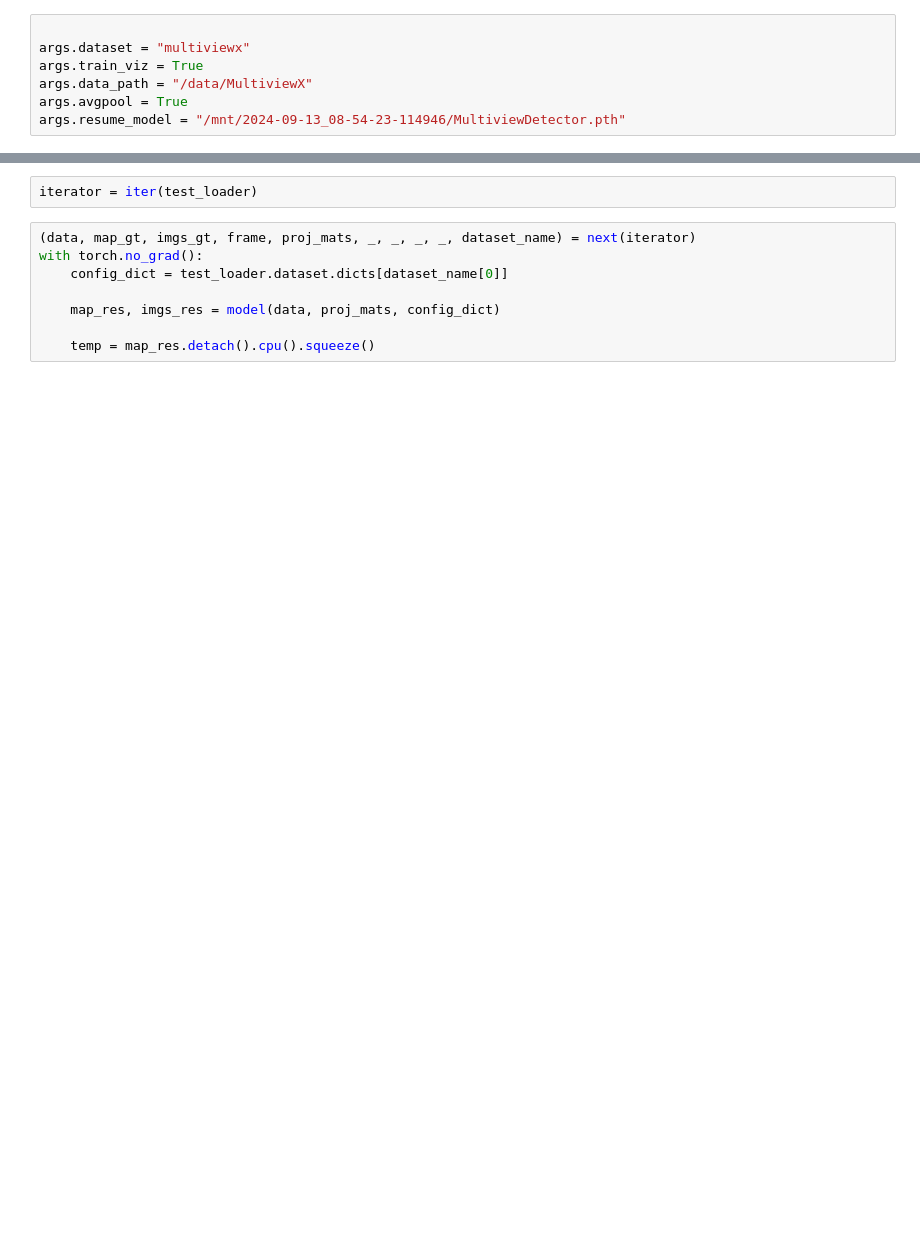
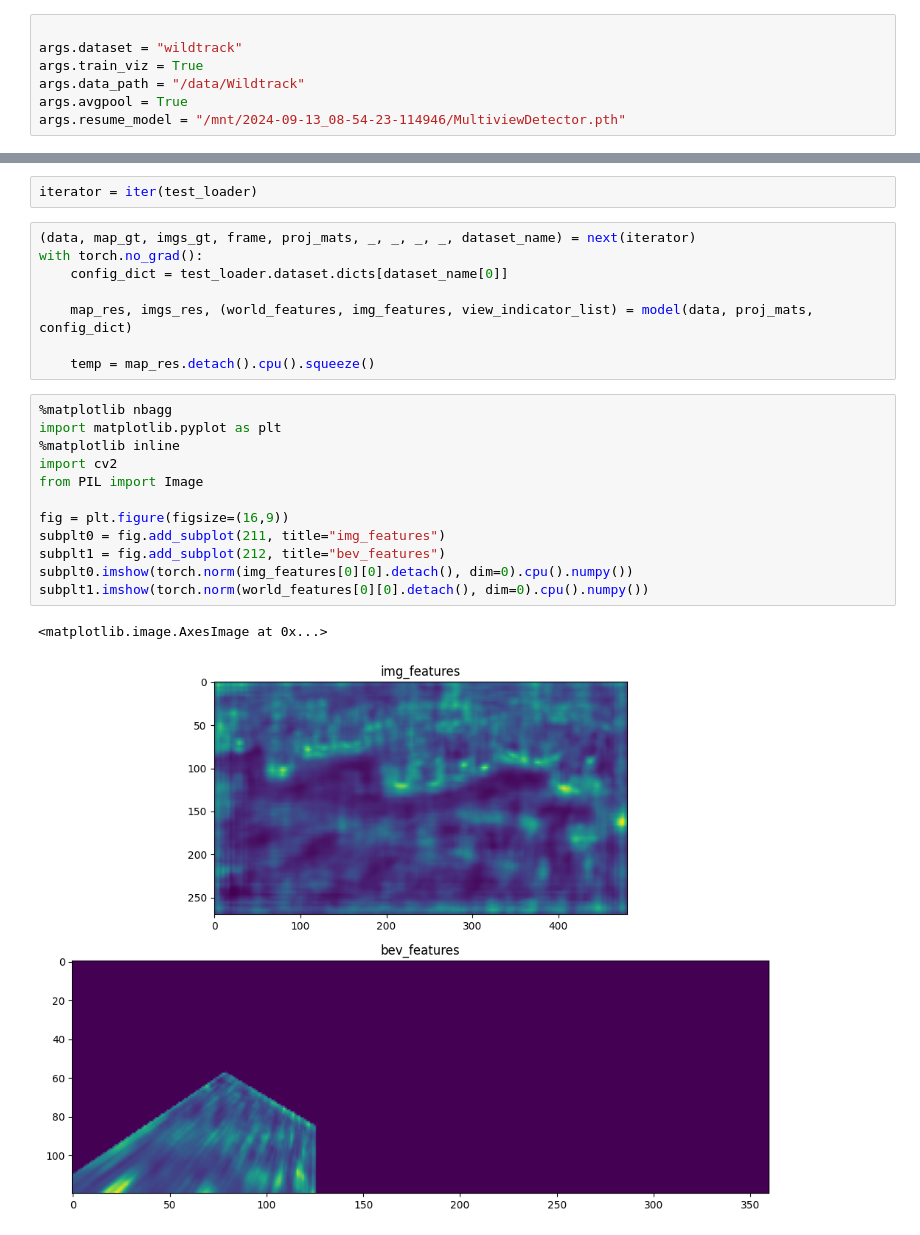
Before and after one commit to ErikBrorsson/MVDet, a Jupyter notebook: trash.ipynb, the cells around one changed output, grey strips where cells are left out. Drawn from its saved outputs; the diff is of its cells as text; blank space fills up the shorter version.

```diff
--- a/trash.ipynb
+++ b/trash.ipynb
@@ -396,9 +368,9 @@ parser.add_argument('--pseudo_label_th', type=float, default=None, help='confide
 args = parser.parse_args(args=[])
 # %%
 
-args.dataset = "multiviewx"
+args.dataset = "wildtrack"
 args.train_viz = True
-args.data_path = "/data/MultiviewX"
+args.data_path = "/data/Wildtrack"
 args.avgpool = True
 args.resume_model = "/mnt/2024-09-13_08-54-23-114946/MultiviewDetector.pth"
 # %%
@@ -428,6 +382,21 @@ iterator = iter(test_loader)
 with torch.no_grad():
     config_dict = test_loader.dataset.dicts[dataset_name[0]]
 
-    map_res, imgs_res = model(data, proj_mats, config_dict)
+    map_res, imgs_res, (world_features, img_features, view_indicator_list) = model(data, proj_mats, config_dict)
 
     temp = map_res.detach().cpu().squeeze()
+# %%
+%matplotlib nbagg
+import matplotlib.pyplot as plt
+%matplotlib inline
+import cv2
+from PIL import Image
+
+fig = plt.figure(figsize=(16,9))
+subplt0 = fig.add_subplot(211, title="img_features")
+subplt1 = fig.add_subplot(212, title="bev_features")
+subplt0.imshow(torch.norm(img_features[0][0].detach(), dim=0).cpu().numpy())
+subplt1.imshow(torch.norm(world_features[0][0].detach(), dim=0).cpu().numpy())
+# %% [output]
+<matplotlib.image.AxesImage at 0x...>
+[figure, added]
```
Also changed, not shown: parts of 10 cells of this notebook, 6 other files.
